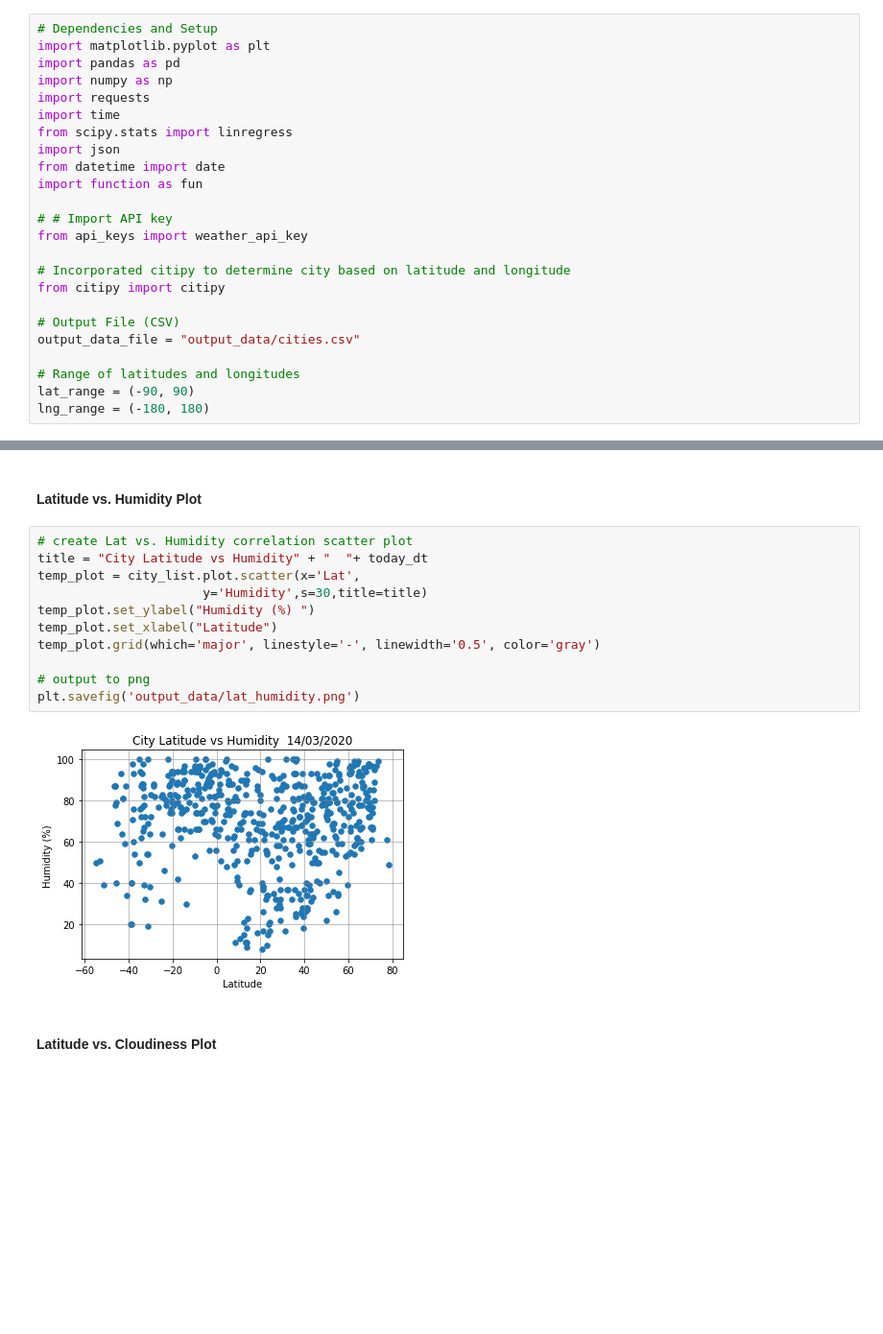
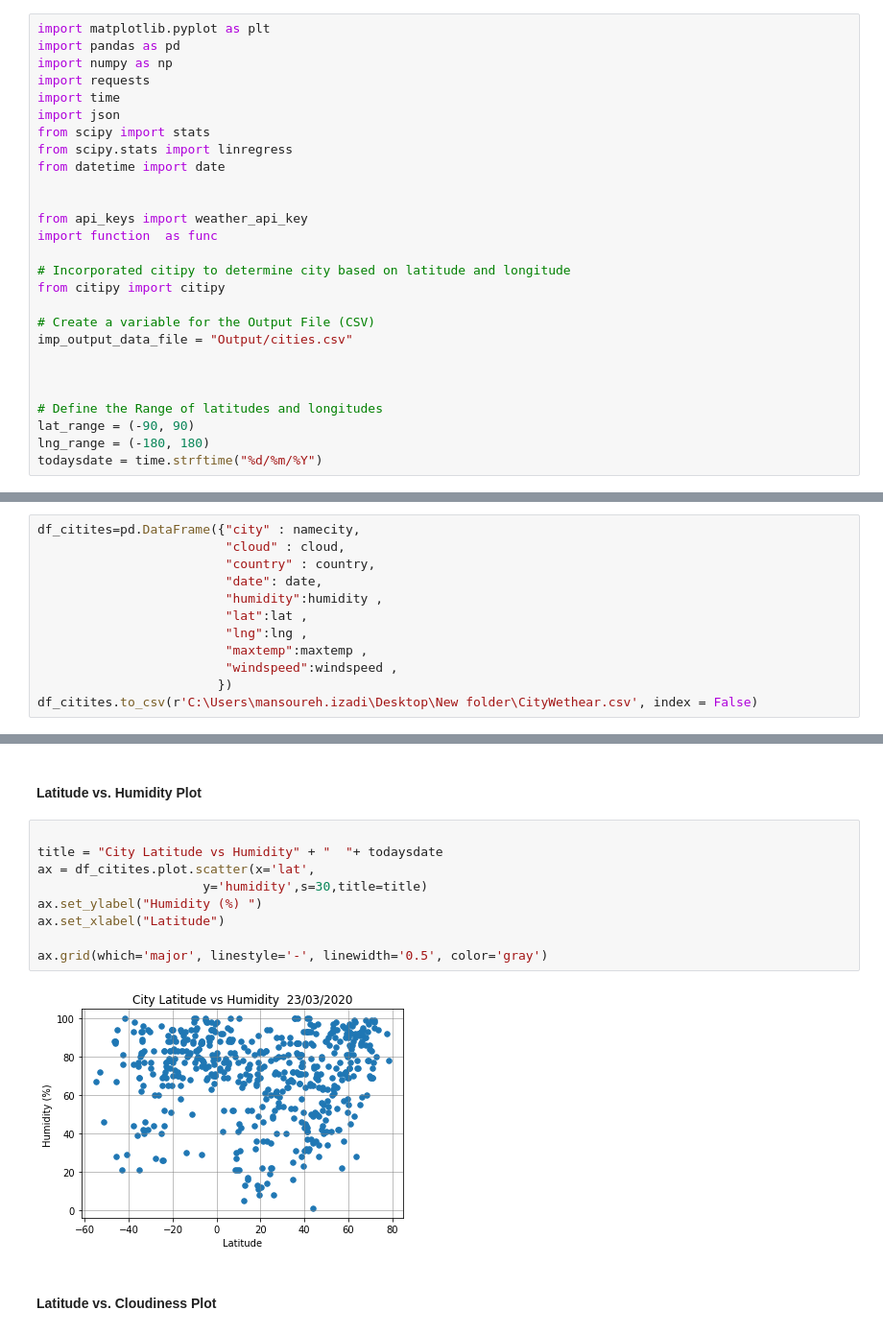
Before and after one commit to maddieIZ/API_challenge, a Jupyter notebook: WeatherPy.ipynb, the cells around one changed output, grey strips where cells are left out. Shown: that part at 96% size. Saved outputs shown, nothing was run; the diff lists cells and outputs as text; blank space fills up the shorter version.

```diff
--- a/WeatherPy.ipynb
+++ b/WeatherPy.ipynb
@@ -3,27 +7,30 @@
 # %%
-# Dependencies and Setup
 import matplotlib.pyplot as plt
 import pandas as pd
 import numpy as np
 import requests
 import time
+import json
+from scipy import stats
 from scipy.stats import linregress
-import json
 from datetime import date
-import function as fun
 
-# # Import API key
+
 from api_keys import weather_api_key
+import function  as func
 
 # Incorporated citipy to determine city based on latitude and longitude
 from citipy import citipy
 
-# Output File (CSV)
-output_data_file = "output_data/cities.csv"
+# Create a variable for the Output File (CSV)
+imp_output_data_file = "Output/cities.csv"
 
-# Range of latitudes and longitudes
+
+
+# Define the Range of latitudes and longitudes
 lat_range = (-90, 90)
 lng_range = (-180, 180)
+todaysdate = time.strftime("%d/%m/%Y")
 # %% [markdown]
 ## Generate Cities List
 # %%
@@ -137,3 +127,15 @@ city_list.to_csv(r'~/Desktop/RiceData/Homework/python-api-challenge/Instructions
+# %%
+df_citites=pd.DataFrame({"city" : namecity,
+                         "cloud" : cloud,
+                         "country" : country,
+                         "date": date,
+                         "humidity":humidity ,
+                         "lat":lat ,
+                         "lng":lng ,
+                         "maxtemp":maxtemp ,
+                         "windspeed":windspeed ,
+                        })
+df_citites.to_csv(r'C:\Users\mansoureh.izadi\Desktop\New folder\CityWethear.csv', index = False)
 # %% [markdown]
 ### Plotting the Data
 * Use proper labeling of the plots using plot titles (including date of analysis) and axes labels.
@@ -157,18 +156,16 @@ plt.savefig('output_data/lat_temp.png')
 # %% [markdown]
 #### Latitude vs. Humidity Plot
 # %%
-# create Lat vs. Humidity correlation scatter plot
-title = "City Latitude vs Humidity" + "  "+ today_dt
-temp_plot = city_list.plot.scatter(x='Lat',
-                      y='Humidity',s=30,title=title)
-temp_plot.set_ylabel("Humidity (%) ")
-temp_plot.set_xlabel("Latitude")
-temp_plot.grid(which='major', linestyle='-', linewidth='0.5', color='gray')
 
-# output to png
-plt.savefig('output_data/lat_humidity.png')
+title = "City Latitude vs Humidity" + "  "+ todaysdate
+ax = df_citites.plot.scatter(x='lat',
+                      y='humidity',s=30,title=title)
+ax.set_ylabel("Humidity (%) ")
+ax.set_xlabel("Latitude")
+
+ax.grid(which='major', linestyle='-', linewidth='0.5', color='gray')
 # %% [output]
-[figure, old version]
+[figure, new version]
 # %% [markdown]
 #### Latitude vs. Cloudiness Plot
 # %%
```
Also changed, not shown: parts of 28 cells of this notebook, 16 other files.
